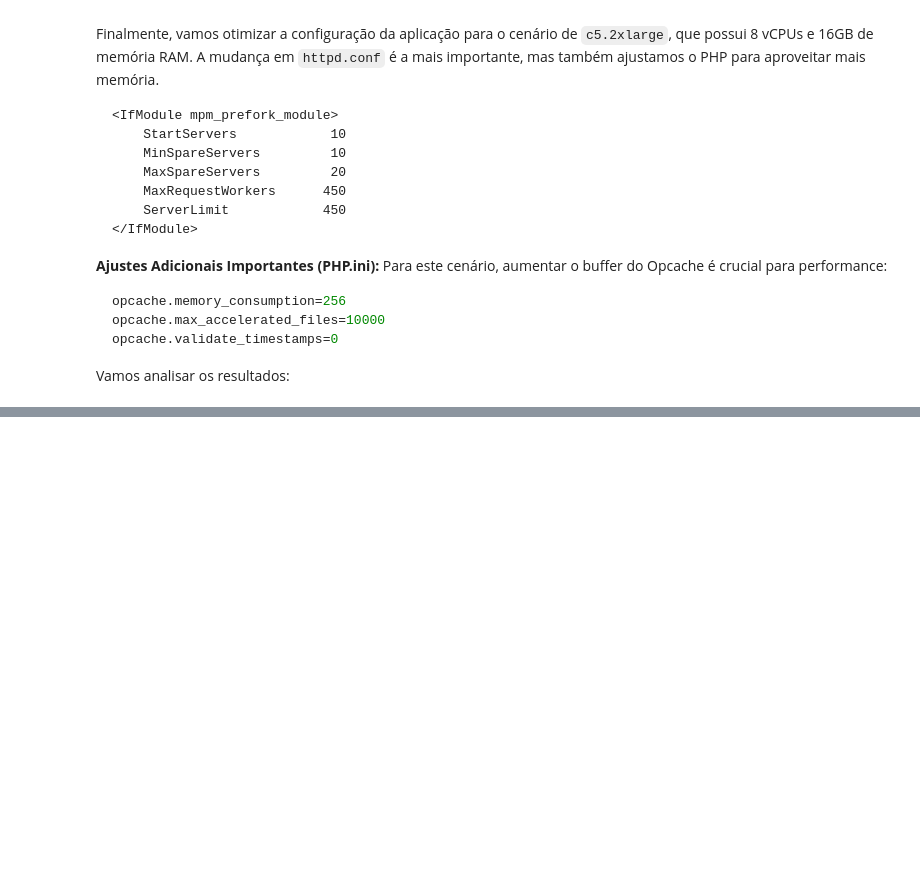
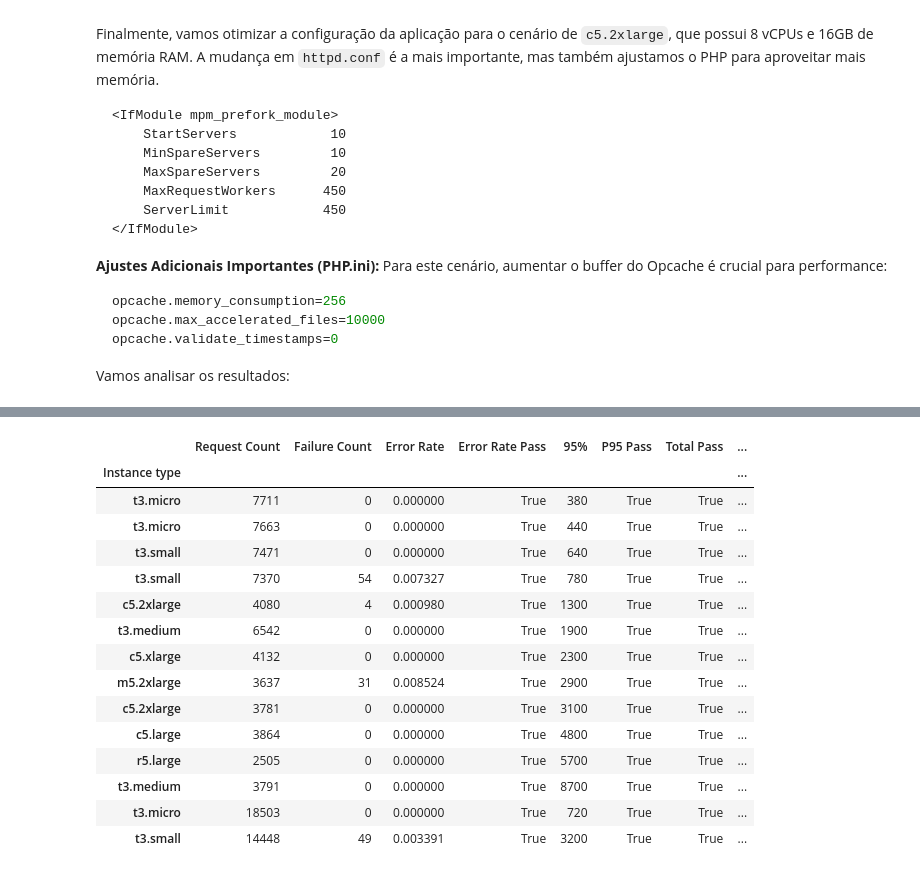
Before and after one commit to jonasluz/DIA.X540.cloud-ai, a Jupyter notebook: Project-4/Project-4.ipynb, the cells around one changed output, grey strips where cells are left out. Drawn from its saved outputs; the diff is of its cells as text; code cells hidden in the pictures; blank space fills up the shorter version.

```diff
--- a/Project-4/Project-4.ipynb
+++ b/Project-4/Project-4.ipynb
@@ -747,7 +748,8 @@ tuned_t3small_results = [
     'results/tuned_t3-small_1000u_24i_stats.csv'
 ]
 
-consolidate_results(tuned_t3small_results)
+df_tuned_t3small = consolidate_results(tuned_t3small_results)
+df_tuned_t3small
 # %% [output]
 |  | Request Count | Failure Count | Error Rate | Error Rate Pass | 95% | P95 Pass | Total Pass | ... |
 | Instance type |  |  |  |  |  |  |  | ... |
@@ -829,10 +832,11 @@ opcache.validate_timestamps=0
 Vamos analisar os resultados:
 # %%
 tuned_c52xlarge_results = [
-    'results/tuned_c5.2xlarge_100u_1i_stats.csv',
-    'results/tuned_c5.2xlarge_250u_1i_stats.csv',
-    'results/tuned_c5.2xlarge_500u_1i_stats.csv',
-    'results/tuned_c5.2xlarge_1000u_1i_stats.csv'
+    'results/tuned_c5-2xlarge_100u_1i_stats.csv',
+    'results/tuned_c5-2xlarge_250u_1i_stats.csv',
+    'results/tuned_c5-2xlarge_500u_1i_stats.csv',
+    'results/tuned_c5-2xlarge_1000u_1i_stats.csv'
 ]
 
-consolidate_results(tuned_c52xlarge_results)
+df_tuned_c52xlarge = consolidate_results(tuned_c52xlarge_results)
+df_tuned_c52xlarge
@@ -838,0 +857,8 @@ consolidate_results(tuned_c52xlarge_results)
+# %%
+df_tuned_t3micro = df_tuned_t3micro[df_tuned_t3micro['Total Pass']]
+df_tuned_t3small = df_tuned_t3small[df_tuned_t3small['Total Pass']]
+df_tuned_t3medium = df_tuned_t3medium[df_tuned_t3medium['Total Pass']]
+df_tuned_c52xlarge = df_tuned_c52xlarge[df_tuned_c52xlarge['Total Pass']]
+
+df_tuned = pd.concat([df_tuned_t3micro, df_tuned_t3small, df_tuned_t3medium, df_tuned_c52xlarge])
+df_tuned
@@ -838,0 +874,20 @@ consolidate_results(tuned_c52xlarge_results)
+# %%
+df_final = pd.concat([df_results, df_tuned]).sort_values(by=['Users count', '95%', 'Error Rate'], ascending=True)
+df_final
+# %% [output]
+|  | Request Count | Failure Count | Error Rate | Error Rate Pass | 95% | P95 Pass | Total Pass | ... |
+| Instance type |  |  |  |  |  |  |  | ... |
+| t3.micro | 7711 | 0 | 0.000000 | True | 380 | True | True | ... |
+| t3.micro | 7663 | 0 | 0.000000 | True | 440 | True | True | ... |
+| t3.small | 7471 | 0 | 0.000000 | True | 640 | True | True | ... |
+| t3.small | 7370 | 54 | 0.007327 | True | 780 | True | True | ... |
+| c5.2xlarge | 4080 | 4 | 0.000980 | True | 1300 | True | True | ... |
+| t3.medium | 6542 | 0 | 0.000000 | True | 1900 | True | True | ... |
+| c5.xlarge | 4132 | 0 | 0.000000 | True | 2300 | True | True | ... |
+| m5.2xlarge | 3637 | 31 | 0.008524 | True | 2900 | True | True | ... |
+| c5.2xlarge | 3781 | 0 | 0.000000 | True | 3100 | True | True | ... |
+| c5.large | 3864 | 0 | 0.000000 | True | 4800 | True | True | ... |
+| r5.large | 2505 | 0 | 0.000000 | True | 5700 | True | True | ... |
+| t3.medium | 3791 | 0 | 0.000000 | True | 8700 | True | True | ... |
+| t3.micro | 18503 | 0 | 0.000000 | True | 720 | True | True | ... |
+| t3.small | 14448 | 49 | 0.003391 | True | 3200 | True | True | ... |
```
Also changed, not shown: parts of 8 cells of this notebook, 7 other files.
